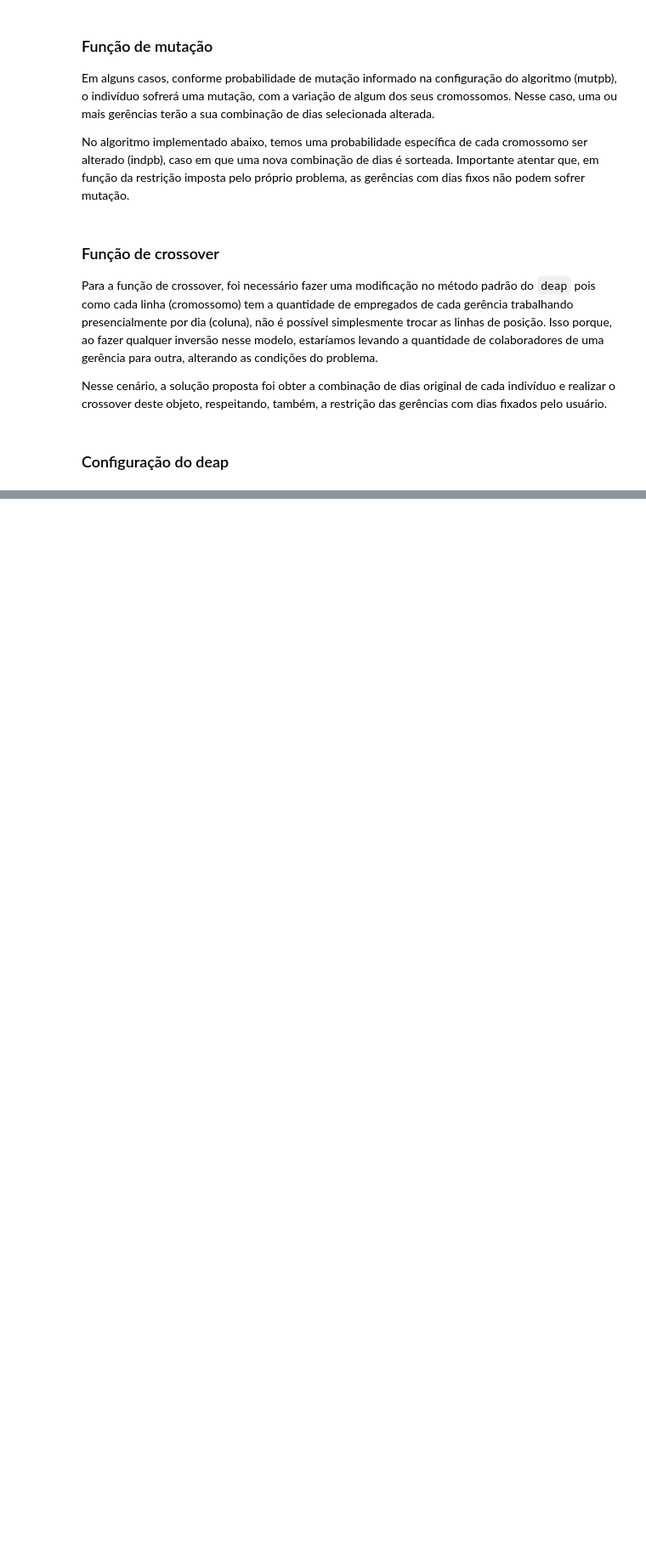
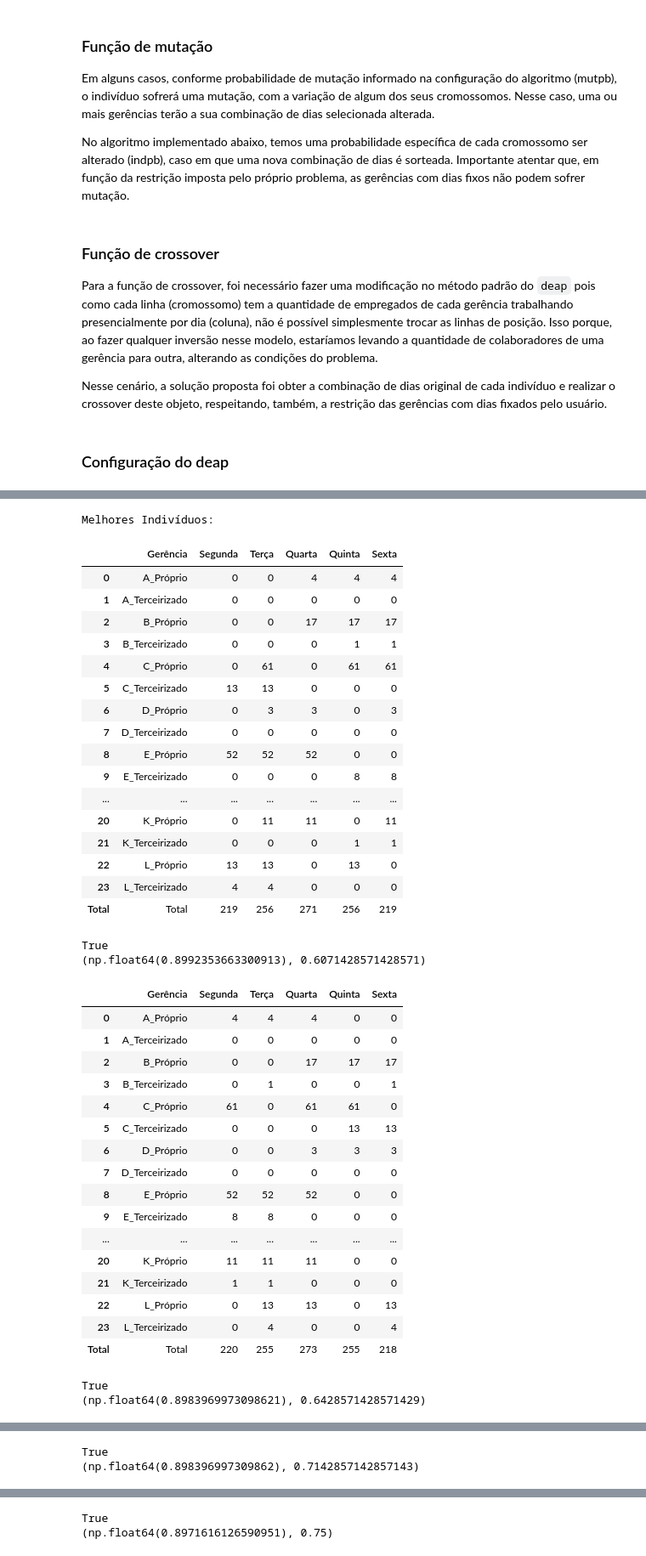
Before and after one commit to victoraraujo01/hybrid_work_distribution, a Jupyter notebook: hybrid_work_distribution.ipynb, the cells around one changed output, grey strips where cells are left out. Shown at 85% size. Saved outputs shown, nothing was run; the diff lists cells and outputs as text; code cells hidden in the pictures; blank space fills up the shorter version.

```diff
--- a/hybrid_work_distribution.ipynb
+++ b/hybrid_work_distribution.ipynb
@@ -480,0 +813,54 @@ True
+# %%
+# Melhores soluções
+print("Melhores Indivíduos:")
+
+qtd_pessoas_com_total = df_pessoas_por_gerencia.copy()
+qtd_pessoas_com_total.loc['Total'] = 'Total'
+
+for ind in hof_pareto:
+    melhor = pd.DataFrame(ind, columns=COLUNAS_DIAS)
+    melhor.loc['Total'] = pd.Series(melhor.sum())
+    resultado_completo = qtd_pessoas_com_total.join(melhor)[['Gerência'] + COLUNAS_DIAS]
+    display(resultado_completo)
+    print(funcao_de_restricao(ind))
+    print(funcao_objetivo(ind))
+# %% [output]
+Melhores Indivíduos:
+|  | Gerência | Segunda | Terça | Quarta | Quinta | Sexta |
+| 0 | A_Próprio | 0 | 0 | 4 | 4 | 4 |
+| 1 | A_Terceirizado | 0 | 0 | 0 | 0 | 0 |
+| 2 | B_Próprio | 0 | 0 | 17 | 17 | 17 |
+| 3 | B_Terceirizado | 0 | 0 | 0 | 1 | 1 |
+| 4 | C_Próprio | 0 | 61 | 0 | 61 | 61 |
+| 5 | C_Terceirizado | 13 | 13 | 0 | 0 | 0 |
+| 6 | D_Próprio | 0 | 3 | 3 | 0 | 3 |
+| 7 | D_Terceirizado | 0 | 0 | 0 | 0 | 0 |
+| 8 | E_Próprio | 52 | 52 | 52 | 0 | 0 |
+| 9 | E_Terceirizado | 0 | 0 | 0 | 8 | 8 |
+| ... | ... | ... | ... | ... | ... | ... |
+| 20 | K_Próprio | 0 | 11 | 11 | 0 | 11 |
+| 21 | K_Terceirizado | 0 | 0 | 0 | 1 | 1 |
+| 22 | L_Próprio | 13 | 13 | 0 | 13 | 0 |
+| 23 | L_Terceirizado | 4 | 4 | 0 | 0 | 0 |
+| Total | Total | 219 | 256 | 271 | 256 | 219 |
+True
+(np.float64(0.8992353663300913), 0.6071428571428571)
+|  | Gerência | Segunda | Terça | Quarta | Quinta | Sexta |
+| 0 | A_Próprio | 4 | 4 | 4 | 0 | 0 |
+| 1 | A_Terceirizado | 0 | 0 | 0 | 0 | 0 |
+| 2 | B_Próprio | 0 | 0 | 17 | 17 | 17 |
+| 3 | B_Terceirizado | 0 | 1 | 0 | 0 | 1 |
+| 4 | C_Próprio | 61 | 0 | 61 | 61 | 0 |
+| 5 | C_Terceirizado | 0 | 0 | 0 | 13 | 13 |
+| 6 | D_Próprio | 0 | 0 | 3 | 3 | 3 |
+| 7 | D_Terceirizado | 0 | 0 | 0 | 0 | 0 |
+| 8 | E_Próprio | 52 | 52 | 52 | 0 | 0 |
+| 9 | E_Terceirizado | 8 | 8 | 0 | 0 | 0 |
+| ... | ... | ... | ... | ... | ... | ... |
+| 20 | K_Próprio | 11 | 11 | 11 | 0 | 0 |
+| 21 | K_Terceirizado | 1 | 1 | 0 | 0 | 0 |
+| 22 | L_Próprio | 0 | 13 | 13 | 0 | 13 |
+| 23 | L_Terceirizado | 0 | 4 | 0 | 0 | 4 |
+| Total | Total | 220 | 255 | 273 | 255 | 218 |
+True
+(np.float64(0.8983969973098621), 0.6428571428571429)
@@ -480,0 +884,2 @@ True
+True
+(np.float64(0.898396997309862), 0.7142857142857143)
@@ -480,0 +903,2 @@ True
+True
+(np.float64(0.8971616126590951), 0.75)
```
Also changed, not shown: parts of 19 cells of this notebook.
